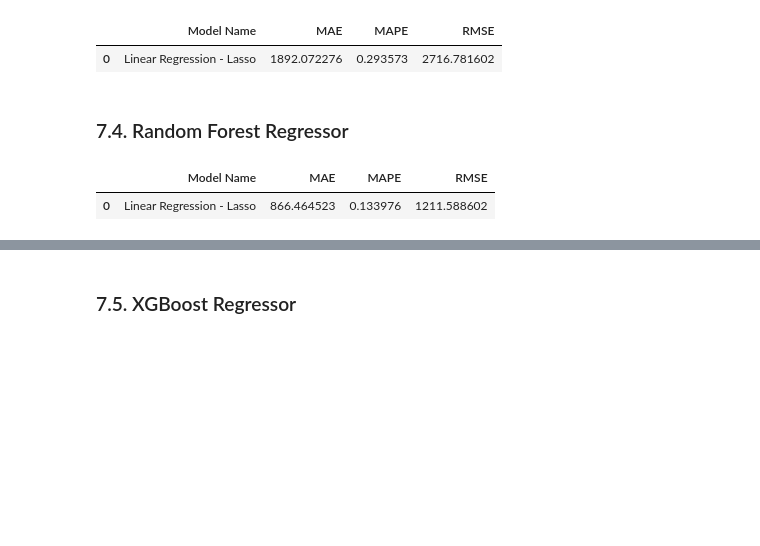
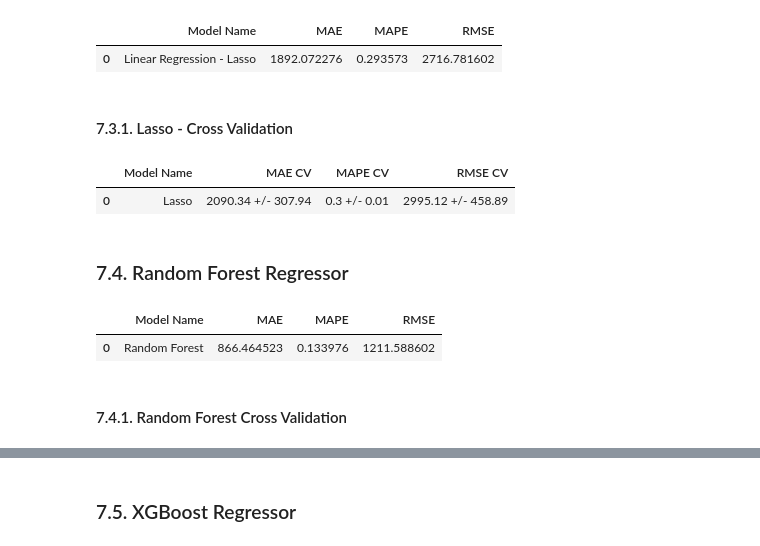
Before and after one commit to igorvgp/DS_rossmann_stores, a Jupyter notebook: m07_v01_store_sales_prediction.ipynb, the cells around one changed output, grey strips where cells are left out. Drawn from its saved outputs; the diff is of its cells as text; code cells hidden in the pictures; blank space fills up the shorter version.

Commit message:
end performance comparison with cross validation

```diff
--- a/m07_v01_store_sales_prediction.ipynb
+++ b/m07_v01_store_sales_prediction.ipynb
@@ -962,26 +999,15 @@ X_test = X_test.drop(['date','sales'], axis = 1)
 # Selecting Features according to Boruta and Hypotesis conclusions (section 4.2)
 final_features = ['day_cos', 'day_of_week_sin', 'day_of_week_cos', 'month_cos', 'month_sin', 'week_of_year_cos', 'week_of_year_sin',
                   'store', 'promo', 'store_type', 'assortment', 'competition_distance', 'competition_open_since_month', 'competition_open_since_year',
-                  'promo2', 'promo2_since_week', 'promo2_since_year', 'competition_time_month', 'promo_time_week', 'day_sin']
+                  'promo2', 'promo2_since_week', 'promo2_since_year', 'competition_time_month', 'promo_time_week', 'day_sin','date','sales']
+boruta_full_df = df7[final_features]
 # %% [markdown]
 # 7.0. Machine Learning Modelling
 # %%
 df8 = df7.copy()
-X_train = X_train[final_features]
-X_test = X_test[final_features]
+X_train_cv = boruta_full_df[boruta_full_df['date'] < '2015-06-19']
+X_train = X_train[final_features[:-2]]
+X_test = X_test[final_features[:-2]]
-# %%
-from sklearn.metrics import mean_absolute_percentage_error, mean_absolute_error, mean_squared_error
-from sklearn.linear_model import LinearRegression, Lasso
-
-def ml_error(model_name, y, yhat):
-    mae = mean_absolute_error(y, yhat)
-    mape = mean_absolute_percentage_error(y, yhat)
-    rmse = np.sqrt(mean_squared_error(y, yhat))
-
-    return pd.DataFrame({'Model Name': model_name,
-                        'MAE': mae,
-                        'MAPE': mape,
-                        'RMSE': rmse}, index = [0])
 # %% [markdown]
 ### 7.1. Average Model
 # %%
@@ -1026,17 +1063,28 @@ lasso_result = ml_error('Linear Regression - Lasso',  np.expm1(y_test), np.expm1
 # %% [output]
 |  | Model Name | MAE | MAPE | RMSE |
 | 0 | Linear Regression - Lasso | 1892.072276 | 0.293573 | 2716.781602 |
+# %% [markdown]
+#### 7.3.1. Lasso - Cross Validation
+# %%
+lasso_result_cv = cross_validation( X_train_cv, 5, 'Lasso', lasso, verbose=False )
+lasso_result_cv
+# %% [output]
+|  | Model Name | MAE CV | MAPE CV | RMSE CV |
+| 0 | Lasso | 2090.34 +/- 307.94 | 0.3 +/- 0.01 | 2995.12 +/- 458.89 |
 # %% [markdown]
 ### 7.4. Random Forest Regressor
 # %%
 # model
 rf = RandomForestRegressor(n_estimators = 100, n_jobs = -1, random_state = 42).fit(X_train, y_train)
 
 # Prediction
 yhat_rf = rf.predict(X_test)
 
 # Performance
 rf_result = ml_error('Random Forest',  np.expm1(y_test), np.expm1(yhat_rf))
+rf_result
 # %% [output]
 |  | Model Name | MAE | MAPE | RMSE |
-| 0 | Linear Regression - Lasso | 866.464523 | 0.133976 | 1211.588602 |
+| 0 | Random Forest | 866.464523 | 0.133976 | 1211.588602 |
+# %% [markdown]
+#### 7.4.1. Random Forest Cross Validation
```
Also changed, not shown: parts of 20 cells of this notebook.
